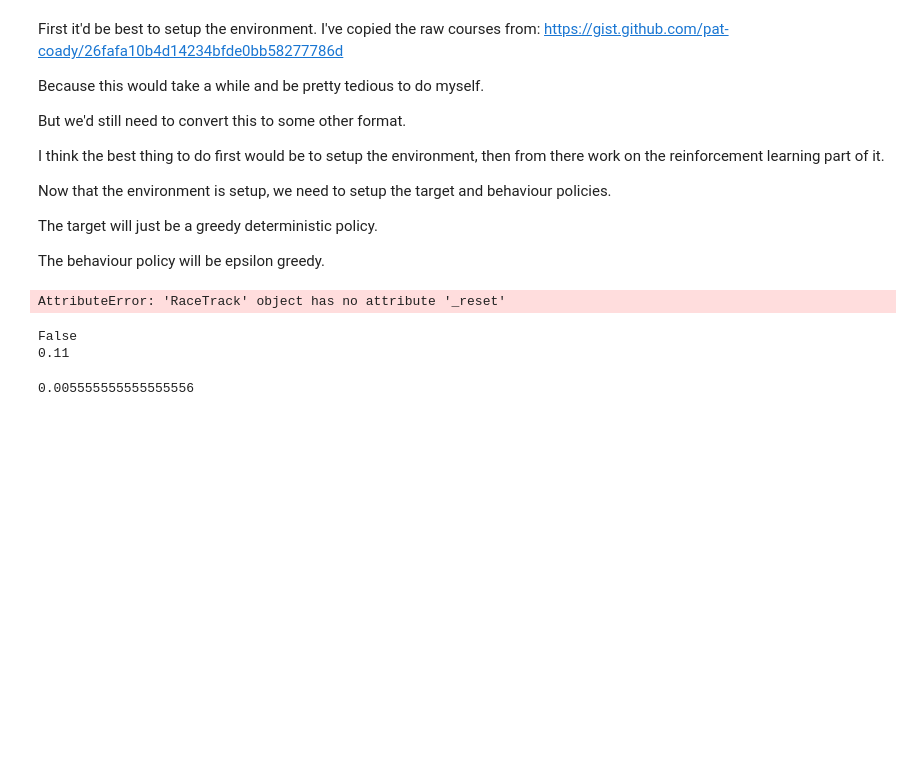
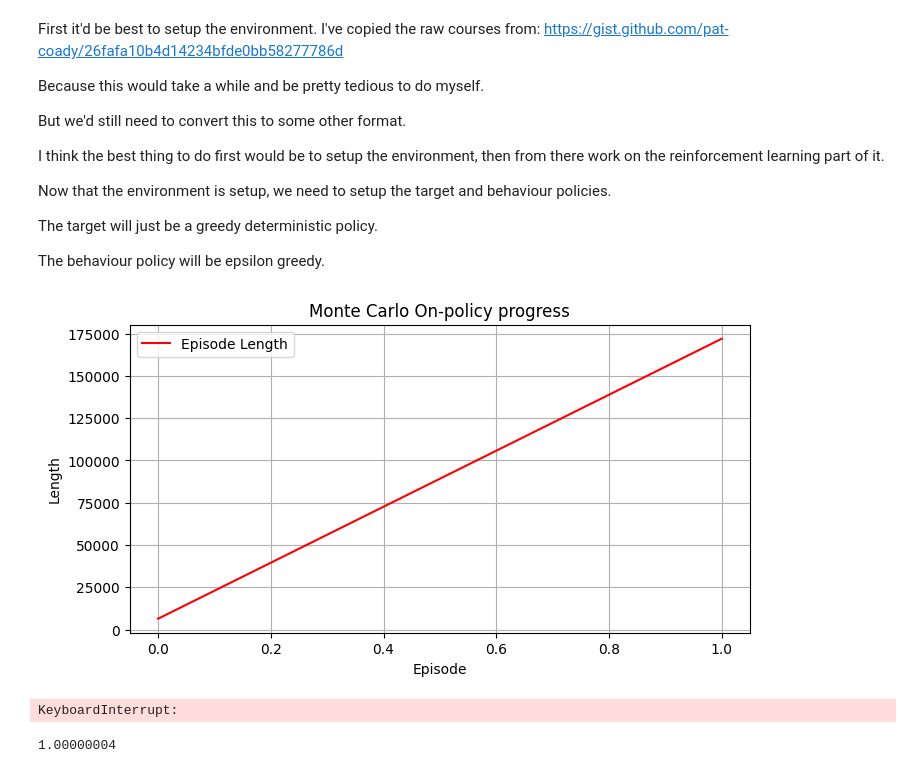
Before and after one commit to josephD-S/sutton-and-barto-RL, a Jupyter notebook: racetrack.ipynb, the cells around one changed output. Drawn from its saved outputs; the diff is of its cells as text; code cells hidden in the pictures; blank space fills up the shorter version.

Commit message:
Trying to make it not possible to update or pick impossible actions, seems to not be working

```diff
--- a/racetrack.ipynb
+++ b/racetrack.ipynb
@@ -230,57 +266,74 @@ target_q_values = np.zeros((len(course), len(course[0]), 6, 6, 9)) # len(x), len
 target_policy = np.zeros((len(course), len(course[0]), 6, 6, 9)) + 4 # Need an array for each state, default value set to (0, 0)
 c_values = np.zeros(target_q_values.shape) # Need the same shape for our running importance sampling sum
 
-behaviour_policy = np.zeros((len(course), len(course[0]), 6, 6, 9)) + (1/9) # Begin as equiprobable policy, will be stochastic
+behaviour_policy = np.zeros((len(course), len(course[0]), 6, 6, 9)) # Begin as equiprobable policy, will be stochastic
 behaviour_q_values = np.zeros(behaviour_policy.shape)
 behaviour_policy_counts = np.zeros(behaviour_policy.shape)
+
+possible_actions = np.zeros((len(course), len(course[0]), 6, 6, 9)) + 1 # Initially all actions are possible
+possible_actions = mark_possible(possible_actions)
+
+behaviour_policy = init_equipropable_policy(behaviour_policy, possible_actions)
 
 gamma = 1
 epsilon = 0.05
 default_probability = epsilon/len(actions)
 
-race_track = RaceTrack(course)
+race_track = RaceTrack(course, possible_actions)
 
 plt.ion()
-def on_policy_monte_carlo_control(race_track: RaceTrack, policy: np.array, q_values: np.array, counts: np.array, gamma: float, epsilon: float, iterations: int = 100000):
-    default_probability = epsilon/9
+def on_policy_monte_carlo_control(race_track: RaceTrack, policy: np.array, q_values: np.array, counts: np.array,
+                                  gamma: float, epsilon: float, possible_actions: np.array, iterations: int = 100000):
     episode_length_history = []
     for i in range(iterations):
         state_action_trajectory = race_track.generate_episode(policy)
         current_return = 0
 
         for timestep, state_action in enumerate(state_action_trajectory[::-1]):
             current_return = gamma * current_return + -1 # Taking advantage of how the reward structure for the problem is
             # We don't need the explicit overall reward as it's just the negative of the length of the trajectory
 
             if state_action not in state_action_trajectory[:timestep]:
                 counts[*state_action] += 1
                 q_values[*state_action] += (current_return-q_values[*state_action])/counts[*state_action]
-                best_action = np.argmax(q_values[*state_action[:-1]])
-                policy[*state_action[:-1]] = default_probability
+
+                best_action_q_value = -np.inf
+                best_action = None
+                for a in range(9):
+                    if possible_actions[*state_action[:-1], a] == 1:
+                        if q_values[*state_action[:-1], a] > best_action_q_value:
+                            best_action_q_value = q_values[*state_action[:-1], a]
+                            best_action = a
+
+                possible_actions_sum = np.sum(possible_actions[*state_action[:-1]])
+                random_probability = epsilon/possible_actions_sum
+                for a in range(9):
+                    if possible_actions[*state_action[:-1], a] == 1:
+                        policy[*state_action[:-1], a] = random_probability
+                    else:
+                        policy[*state_action[:-1], a] = 0
                 policy[*state_action[:-1], best_action] += (1-epsilon)
+
 
         episode_length_history.append(len(state_action_trajectory))
         clear_output(wait=True)
         plt.figure(figsize=(8, 4))
         plt.plot(episode_length_history, label="Episode Length", color="red")
         plt.xlabel("Episode")
         plt.ylabel("Length")
         plt.title("Monte Carlo On-policy progress")
         plt.legend()
         plt.grid(True)
         plt.show()
 
 
 
-on_policy_monte_carlo_control(race_track, behaviour_policy, behaviour_q_values, behaviour_policy_counts, gamma, epsilon)
+
+on_policy_monte_carlo_control(race_track, behaviour_policy, behaviour_q_values, behaviour_policy_counts, gamma, epsilon, possible_actions)
 # %% [output]
+[figure, added]
-AttributeError: 'RaceTrack' object has no attribute '_reset'
+KeyboardInterrupt:
-# %%
-print((8, 3, 2) == (np.int64(8), np.int64(3), np.int64(1)))
-len(actions)
-print(default_probability)
-0.05/9
-# %% [output]
-False
-0.11
-0.005555555555555556
+# %%
+print(np.sum([0.95555556, 0.00555556, 0.00555556, 0.00555556, 0.00555556, 0.00555556, 0.00555556, 0.00555556, 0.00555556]))
+# %% [output]
+1.00000004
```
Also changed, not shown: parts of 1 cell of this notebook.
